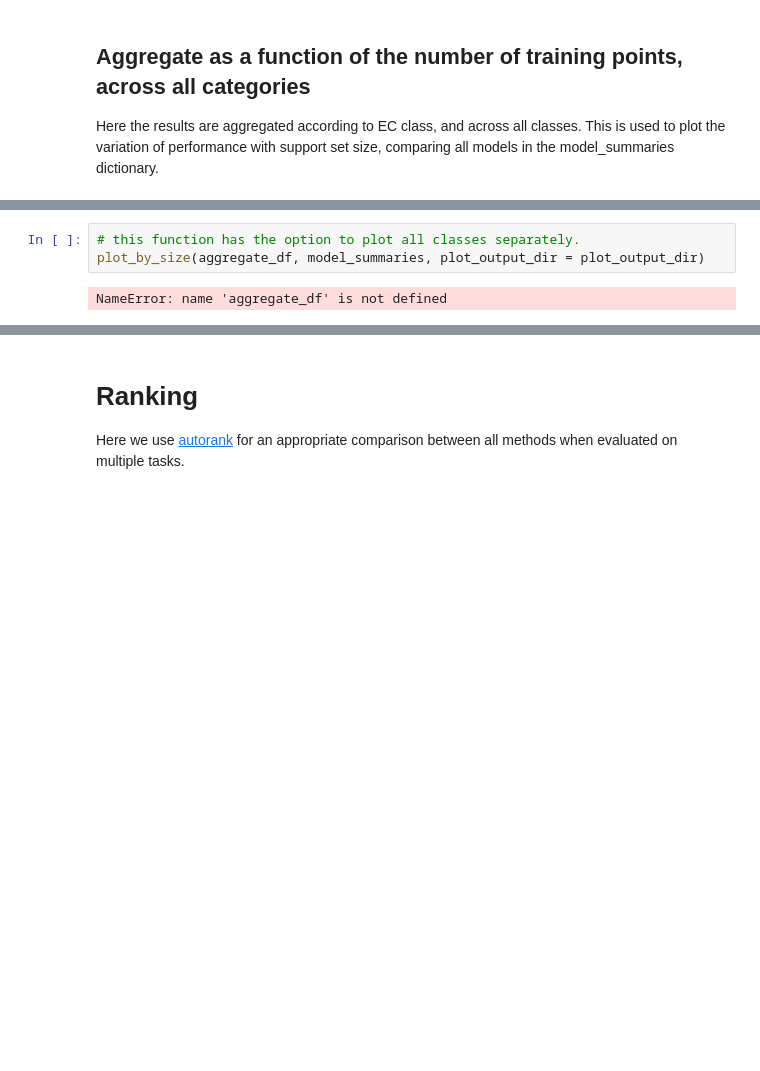
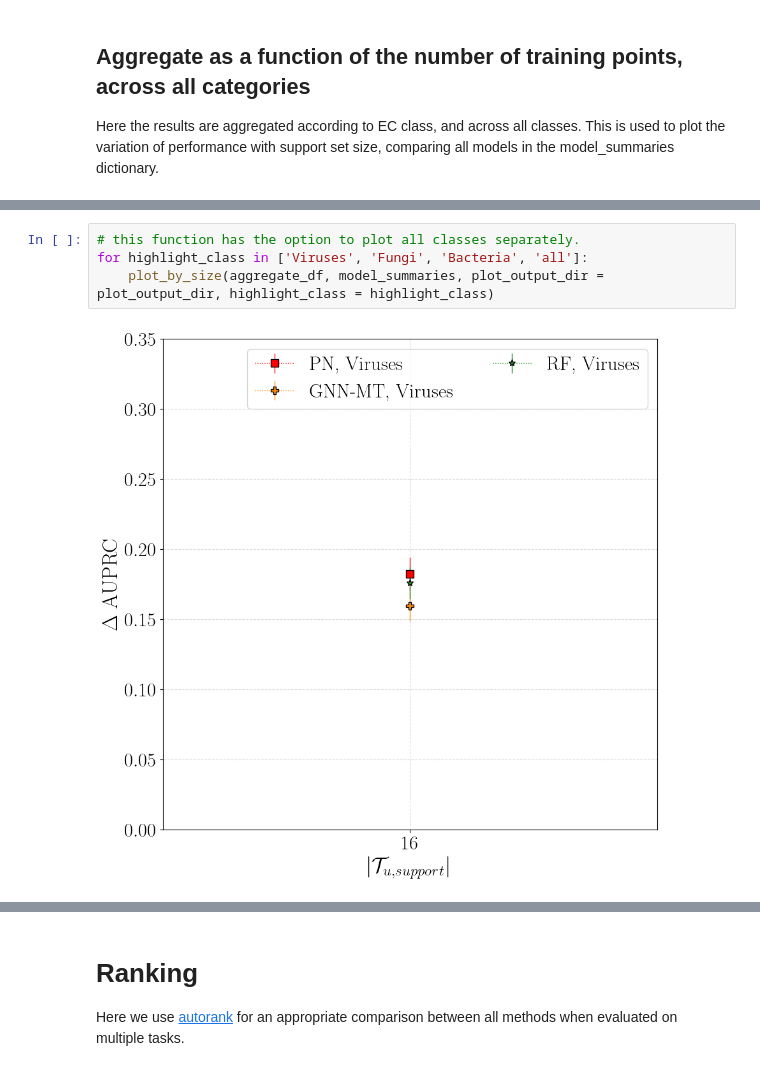
Before and after one commit to andrewp2303/ersilia-fsmol, a Jupyter notebook: notebooks/visualize.ipynb, the cells around one changed output, grey strips where cells are left out. Saved outputs shown, nothing was run; the diff lists cells and outputs as text; blank space fills up the shorter version.

```diff
--- a/notebooks/visualize.ipynb
+++ b/notebooks/visualize.ipynb
@@ -168,5 +188,6 @@ aggregate_df[cols]
 # %%
 # this function has the option to plot all classes separately.
-plot_by_size(aggregate_df, model_summaries, plot_output_dir = plot_output_dir)
+for highlight_class in ['Viruses', 'Fungi', 'Bacteria', 'all']:
+    plot_by_size(aggregate_df, model_summaries, plot_output_dir = plot_output_dir, highlight_class = highlight_class)
 # %% [output]
-NameError: name 'aggregate_df' is not defined
+[figure, added]
```
Also changed, not shown: parts of 16 cells of this notebook, 1 other file.
